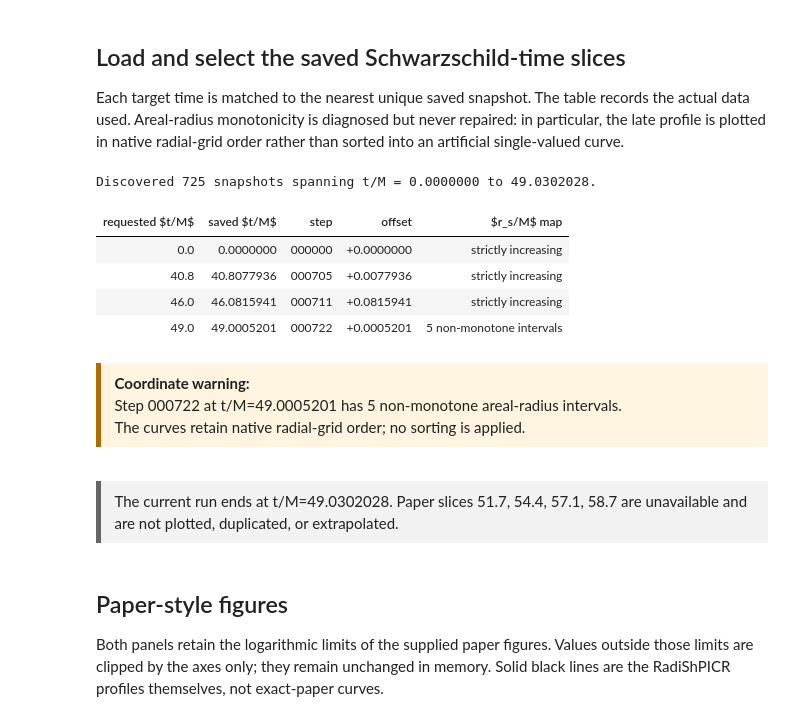
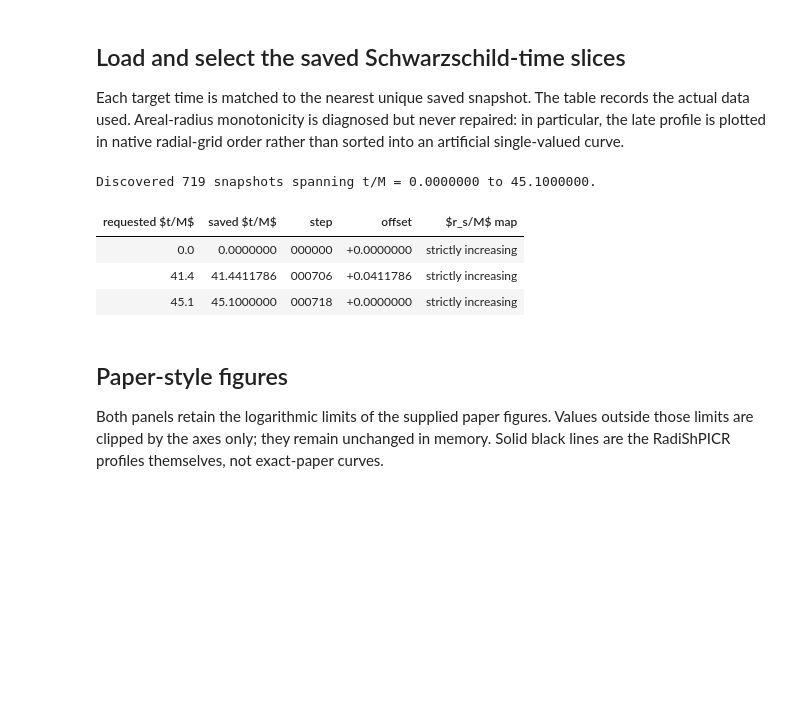
Before and after one commit to uwplasma/RadiShPICR, a Jupyter notebook: demos/oppenheimer_snyder_collapse/oppenheimer_snyder_metric_time_slices.ipynb, the cells around one changed output. Saved outputs shown, nothing was run; the diff lists cells and outputs as text; code cells hidden in the pictures; blank space fills up the shorter version.

```diff
--- a/demos/oppenheimer_snyder_collapse/oppenheimer_snyder_metric_time_slices.ipynb
+++ b/demos/oppenheimer_snyder_collapse/oppenheimer_snyder_metric_time_slices.ipynb
@@ -31,12 +31,10 @@ if not DATA_ROOT.is_dir():
     )
 
 TOTAL_MASS = 1.0
-TARGET_SCHWARZSCHILD_TIMES_OVER_MASS = np.asarray([0.0, 40.8, 46.0, 49.0])
-UNAVAILABLE_PAPER_TIMES_OVER_MASS = np.asarray([51.7, 54.4, 57.1, 58.7])
-
+TARGET_SCHWARZSCHILD_TIMES_OVER_MASS = np.asarray([0.0, 41.4, 45.1])
 PAPER_RADIUS_LIMITS = (1.0e-1, 1.0e2)
 PAPER_LAPSE_LIMITS = (1.0e-4, 1.0)
-PAPER_A_LIMITS = (1.0, 1.0e3)
+PAPER_A_LIMITS = (1.0, 10)
 
 U_STATE_DIRECTORY = DATA_ROOT / "U_state"
 print(f"Reading metric snapshots from: {U_STATE_DIRECTORY.resolve()}")
@@ -158,51 +156,46 @@ selected_snapshots = select_nearest_unique_snapshots(
 )
 
 first_time_over_mass = snapshot_index[0]["schwarzschild_time"] / TOTAL_MASS
 last_time_over_mass = snapshot_index[-1]["schwarzschild_time"] / TOTAL_MASS
 print(
     f"Discovered {len(snapshot_index)} snapshots spanning "
     f"t/M = {first_time_over_mass:.7f} to {last_time_over_mass:.7f}."
 )
 display(selection_table(selected_snapshots))
 
 late_nonmonotone = [
     snapshot for snapshot in selected_snapshots
     if snapshot["nonmonotone_intervals"] > 0
 ]
 if late_nonmonotone:
     warning_lines = "<br>".join(
         f'Step {snapshot["step"]:06d} at t/M={snapshot["time_over_mass"]:.7f} has '
         f'{snapshot["nonmonotone_intervals"]} non-monotone areal-radius intervals.'
         for snapshot in late_nonmonotone
     )
     display(HTML(
         '<div style="border-left: 5px solid #b36b00; padding: 0.6em 0.9em; '
         'background: #fff4df;"><b>Coordinate warning:</b><br>'
         f"{warning_lines}<br>The curves retain native radial-grid order; no sorting is applied."
         "</div>"
     ))
 
-unavailable_text = ", ".join(
-    f"{time_over_mass:.1f}" for time_over_mass in UNAVAILABLE_PAPER_TIMES_OVER_MASS
-)
-display(HTML(
-    '<div style="margin-top: 0.8em; border-left: 5px solid #666; '
-    'padding: 0.6em 0.9em; background: #f2f2f2;">'
-    f"The current run ends at t/M={last_time_over_mass:.7f}. "
-    f"Paper slices {unavailable_text} are unavailable and are not plotted, "
-    "duplicated, or extrapolated.</div>"
-))
+# unavailable_text = ", ".join(
+#     f"{time_over_mass:.1f}" for time_over_mass in UNAVAILABLE_PAPER_TIMES_OVER_MASS
+# )
+# display(HTML(
+#     '<div style="margin-top: 0.8em; border-left: 5px solid #666; '
+#     'padding: 0.6em 0.9em; background: #f2f2f2;">'
+#     f"The current run ends at t/M={last_time_over_mass:.7f}. "
+#     f"Paper slices {unavailable_text} are unavailable and are not plotted, "
+#     "duplicated, or extrapolated.</div>"
+# ))
 # %% [output]
-Discovered 725 snapshots spanning t/M = 0.0000000 to 49.0302028.
+Discovered 719 snapshots spanning t/M = 0.0000000 to 45.1000000.
 | requested $t/M$ | saved $t/M$ | step | offset | $r_s/M$ map |
 | 0.0 | 0.0000000 | 000000 | +0.0000000 | strictly increasing |
-| 40.8 | 40.8077936 | 000705 | +0.0077936 | strictly increasing |
-| 46.0 | 46.0815941 | 000711 | +0.0815941 | strictly increasing |
-| 49.0 | 49.0005201 | 000722 | +0.0005201 | 5 non-monotone intervals |
+| 41.4 | 41.4411786 | 000706 | +0.0411786 | strictly increasing |
+| 45.1 | 45.1000000 | 000718 | +0.0000000 | strictly increasing |
-Coordinate warning:
-Step 000722 at t/M=49.0005201 has 5 non-monotone areal-radius intervals.
-The curves retain native radial-grid order; no sorting is applied.
-The current run ends at t/M=49.0302028. Paper slices 51.7, 54.4, 57.1, 58.7 are unavailable and are not plotted, duplicated, or extrapolated.
 # %% [markdown]
 ## Paper-style figures
 
```
Also changed, not shown: parts of 5 cells of this notebook, 1 other file.
